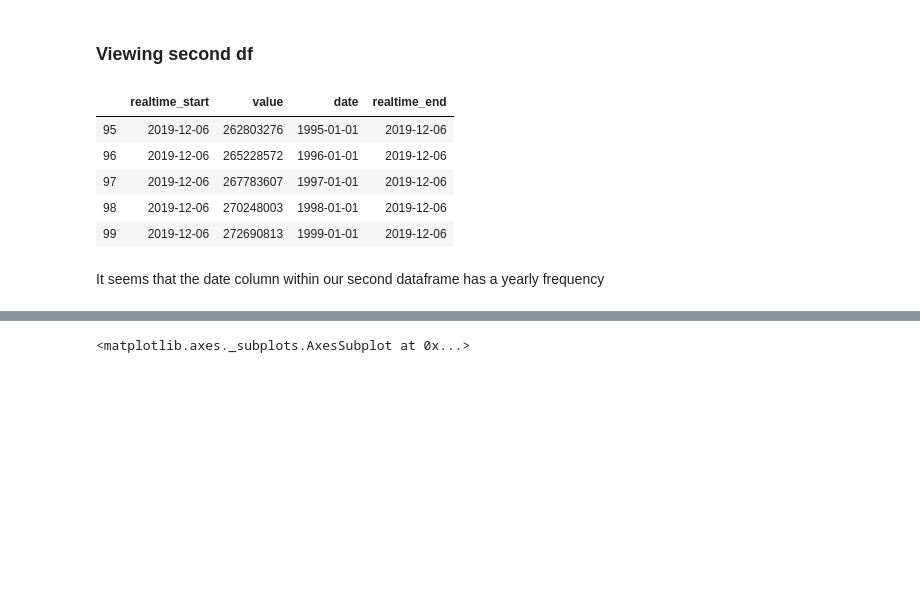
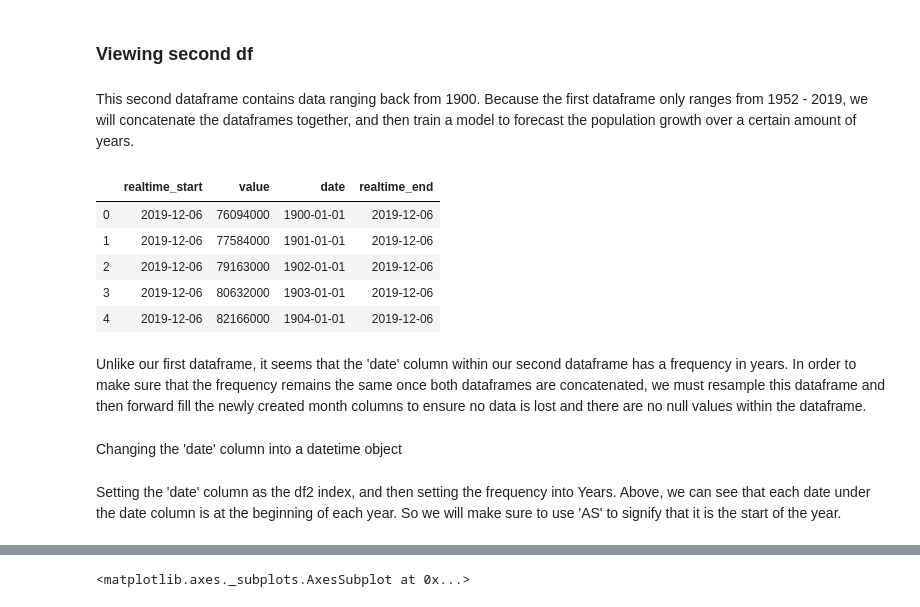
Before and after one commit to Lewis34cs/population_forecast, a Jupyter notebook: population_forecast.ipynb, the cells around one changed output, grey strips where cells are left out. Saved outputs shown, nothing was run; the diff lists cells and outputs as text; code cells hidden in the pictures; blank space fills up the shorter version.

```diff
--- a/population_forecast.ipynb
+++ b/population_forecast.ipynb
@@ -70,21 +77,27 @@ df1.plot()
 [figure]
 # %% [markdown]
 ### Viewing second df
+# %% [markdown]
+This second dataframe contains data ranging back from 1900. Because the first dataframe only ranges from 1952 - 2019, we will concatenate the dataframes together, and then train a model to forecast the population growth over a certain amount of years.
 # %%
 df2 = pd.read_csv('../../../data/POPH.csv')
 # %%
-df2.tail()
+df2.head()
 # %% [output]
 |  | realtime_start | value | date | realtime_end |
-| 95 | 2019-12-06 | 262803276 | 1995-01-01 | 2019-12-06 |
-| 96 | 2019-12-06 | 265228572 | 1996-01-01 | 2019-12-06 |
-| 97 | 2019-12-06 | 267783607 | 1997-01-01 | 2019-12-06 |
-| 98 | 2019-12-06 | 270248003 | 1998-01-01 | 2019-12-06 |
-| 99 | 2019-12-06 | 272690813 | 1999-01-01 | 2019-12-06 |
+| 0 | 2019-12-06 | 76094000 | 1900-01-01 | 2019-12-06 |
+| 1 | 2019-12-06 | 77584000 | 1901-01-01 | 2019-12-06 |
+| 2 | 2019-12-06 | 79163000 | 1902-01-01 | 2019-12-06 |
+| 3 | 2019-12-06 | 80632000 | 1903-01-01 | 2019-12-06 |
+| 4 | 2019-12-06 | 82166000 | 1904-01-01 | 2019-12-06 |
-# %% [markdown]
-It seems that the date column within our second dataframe has a yearly frequency
+# %% [markdown]
+Unlike our first dataframe, it seems that the 'date' column within our second dataframe has a frequency in years. In order to make sure that the frequency remains the same once both dataframes are concatenated, we must resample this dataframe and then forward fill the newly created month columns to ensure no data is lost and there are no null values within the dataframe.
+# %% [markdown]
+Changing the 'date' column into a datetime object
 # %%
 df2['date'] = pd.to_datetime(df2['date'])
+# %% [markdown]
+Setting the 'date' column as the df2 index, and then setting the frequency into Years. Above, we can see that each date under the date column is at the beginning of each year. So we will make sure to use 'AS' to signify that it is the start of the year.
 # %%
 df2.set_index('date', inplace=True)
 df2.index.freq = 'AS'
```
Also changed, not shown: parts of 7 cells of this notebook.
